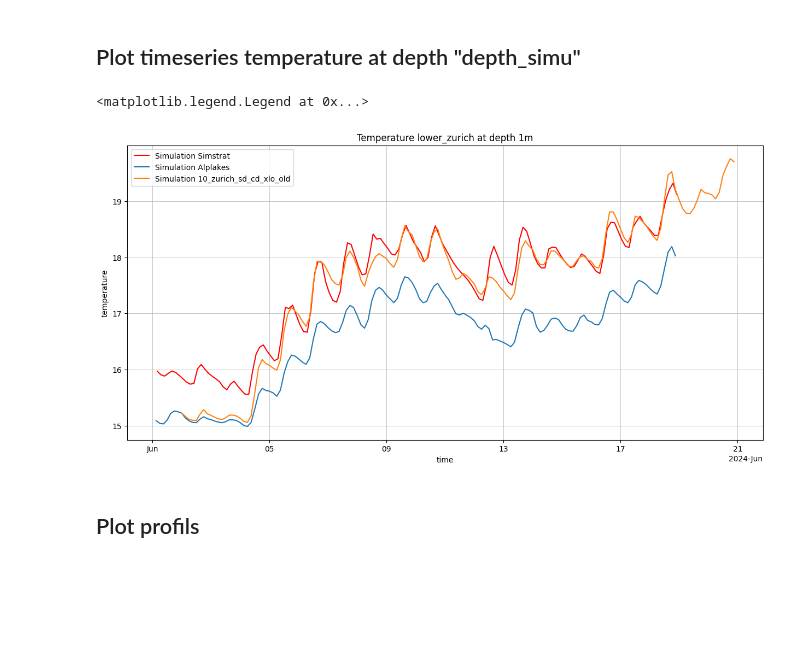
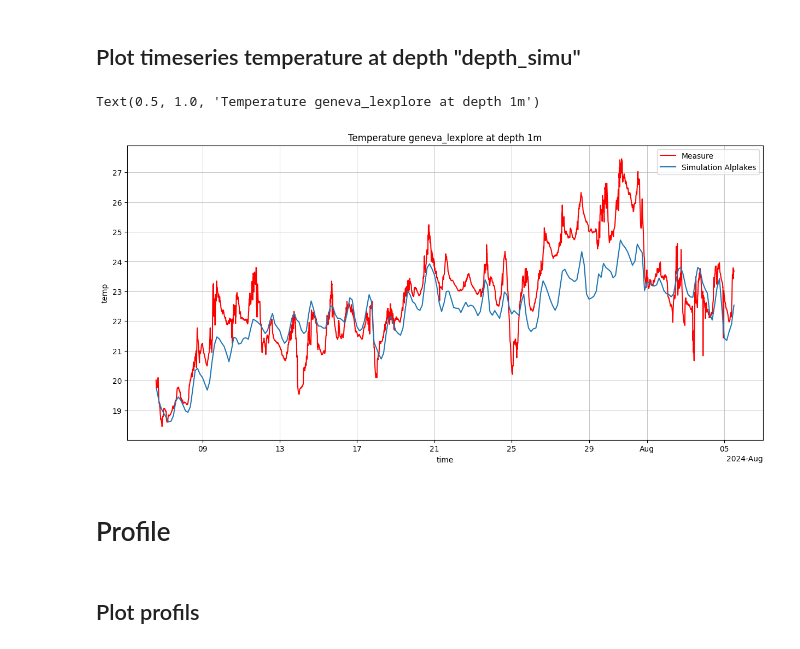
Before and after one commit to leroquan/plot_results, a Jupyter notebook: plot_dflow_alplakes_measure.ipynb, the cells around one changed output. Cells and saved outputs as stored; diff of their text form; code cells hidden in the pictures; blank space fills up the shorter version.

```diff
--- a/plot_dflow_alplakes_measure.ipynb
+++ b/plot_dflow_alplakes_measure.ipynb
@@ -122,8 +162,6 @@ def get_flow_results(flow_results_path: str):
     flow_times = np.array(nc_flow.variables["time"][:])
     flow_timestamps = [datetime.utcfromtimestamp(t + (datetime(2008, 3, 1).replace(tzinfo=timezone.utc) - datetime(1970, 1, 1).replace(tzinfo=timezone.utc)).total_seconds()).replace(tzinfo=timezone.utc) for t in flow_times]
     flow_depths = np.array(nc_flow.variables["ZK_LYR"])
-    flow_x_coor_plot = np.array(nc_flow.variables["XZ"][flow_coor_index[0],flow_coor_index[1]])
-    flow_y_coor_plot = np.array(nc_flow.variables["YZ"][flow_coor_index[0],flow_coor_index[1]])
 
     flow_data = np.array(nc_flow.variables['R1'][:,0,:,flow_coor_index[0],flow_coor_index[1]])
     flow_data[flow_data == -999] = np.nan
@@ -158,28 +175,29 @@ Text(0.5, 1.0, 'Temperature lower_zurich at depth 1m')
 # Plot
 # %% [markdown]
 ## Plot timeseries temperature at depth "depth_simu"
-# %%
-flow_sim_name = f'10_{lake_name}_sd_cd_xlo_old'
-flow_results_path = rf"data\delft3d_flow\{lake_name}\{flow_sim_name}\trim-Simulation_Web.nc"
-flow_timeserie, flow_depths, flow_data = get_flow_results(flow_results_path)
-# %%
-start_date = datetime(2024, 6, 1, 0, 0)
-end_date = datetime(2024, 6, 19, 0, 0)
-condition_alplakes = (alplakes_timeserie['time']>start_date) & (alplakes_timeserie['time']<end_date)
-#condition_flow = (flow_timeserie['time']>start_date) & (flow_timeserie['time']<end_date)
-
-fig = plt.figure(figsize=(15, 7))
-if plot_measure:
-    meas_timeserie.sel(time=slice(start_date,end_date)).plot(label=f'Measure', color='r')
-else:
-    simstrat_data.sel(depth=depth_plot, time=slice(start_date,end_date))['temperature'].plot(label=f'Simulation Simstrat', color='r')
-plt.plot(alplakes_timeserie['time'][condition_alplakes],alplakes_timeserie['temperature'][condition_alplakes], label=f'Simulation Alplakes')
-plt.plot(flow_timeserie['time'],flow_timeserie['temperature'], label=f'Simulation {flow_sim_name}')
-plt.title(f"Temperature {sta_name} at depth {depth_plot}m")
-plt.grid(True, which='both', linestyle='-', linewidth=0.5)
-plt.legend()
-
-#plt.savefig(rf"output_plots\{lake_name}\comp_10.png")
-# %% [output]
-<matplotlib.legend.Legend at 0x...>
-[figure, removed]
+# %%
+fig, ax = plt.subplots(1,1,figsize=(15, 7))
+
+if meas_timeserie is not None:
+    meas_timeserie.sel(time=slice(start_date,end_date)).plot(label=f'Measure', color='r')
+if simstrat_data is not None:
+    simstrat_data.sel(depth=depth_plot, time=slice(start_date,end_date))['temperature'].plot(label=f'Simulation Simstrat', color='r',linewidth=3)
+
+for item in os.listdir(rf"data\delft3d_flow\{lake_name}\null"):
+    flow_results_path = rf"data\delft3d_flow\{lake_name}\2023\{item}\trim-Simulation_Web.nc"
+    flow_timeserie, flow_depths, flow_data = get_flow_results(flow_results_path)
+    plt.plot(flow_timeserie['time'],flow_timeserie['temperature'], label=f'Simulation {item}')
+
+condition_alplakes = (alplakes_timeserie['time']>start_date) & (alplakes_timeserie['time']<end_date)
+plt.plot(alplakes_timeserie['time'][condition_alplakes],alplakes_timeserie['temperature'][condition_alplakes], label=f'Simulation Alplakes')
+plt.grid(True, which='both', linestyle='-', linewidth=0.5)
+plt.legend()
+ax.yaxis.set_major_locator(ticker.MultipleLocator(1))
+plt.title(f"Temperature {sta_name} at depth {depth_plot}m")
+
+#plt.savefig(rf"output_plots\{lake_name}\timeseries_2023.png")
+# %% [output]
+Text(0.5, 1.0, 'Temperature geneva_lexplore at depth 1m')
+[figure, added]
+# %% [markdown]
+# Profile
```
Also changed, not shown: parts of 28 cells of this notebook, 10 other files.
